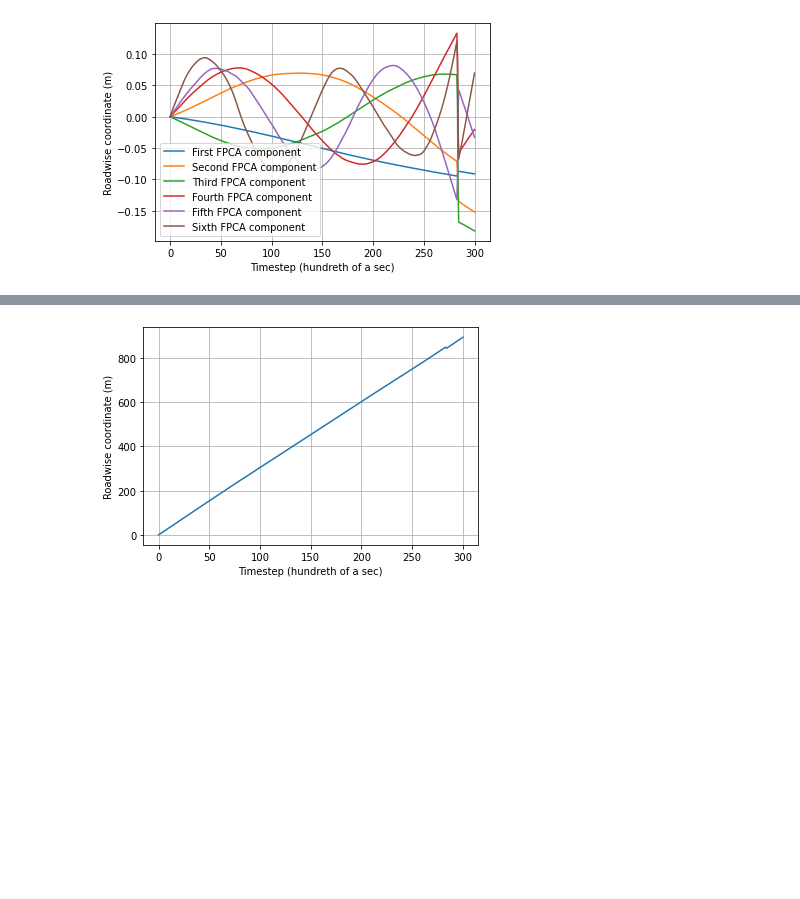
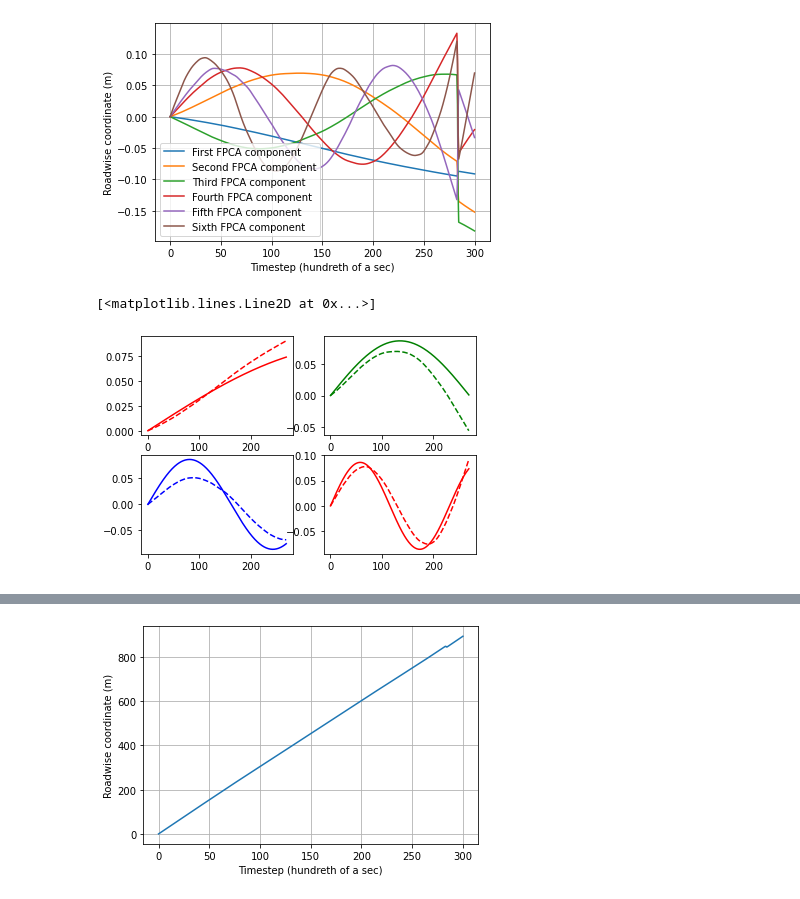
Before and after one commit to thinhhoang95/anomaly-detection-ngsim2, a Jupyter notebook: pwms_spherical/2_why_fpca_fourier.ipynb, the cells around one changed output, grey strips where cells are left out. Cells and saved outputs as stored; diff of their text form; code cells hidden in the pictures; blank space fills up the shorter version.

```diff
--- a/pwms_spherical/2_why_fpca_fourier.ipynb
+++ b/pwms_spherical/2_why_fpca_fourier.ipynb
@@ -64,3 +61,25 @@ plt.legend(['First FPCA component', 'Second FPCA component', 'Third FPCA compone
 print('')
 # %% [output]
 [figure]
+# %%
+dctb = np.zeros((7,270))
+xr = np.arange(270)
+for m in range(7):
+    dctb[m,:] = np.sqrt(2/270) * np.sin(xr * (2*m-1) * np.pi / (3 * 270))
+# %%
+orig_y_basis = fpca_y.components_.data_matrix.reshape((6,301))
+plt.subplot(2,2,1)
+plt.plot(xr, dctb[1,:], 'r-')
+plt.plot(xr, -orig_y_basis[0, :270], 'r--')
+plt.subplot(2,2,2)
+plt.plot(xr, dctb[2,:], 'g-')
+plt.plot(xr, orig_y_basis[1, :270], 'g--')
+plt.subplot(2,2,3)
+plt.plot(xr, dctb[3,:], 'b-')
+plt.plot(xr, -orig_y_basis[2, :270], 'b--')
+plt.subplot(2,2,4)
+plt.plot(xr, dctb[4,:], 'r-')
+plt.plot(xr, orig_y_basis[3, :270], 'r--')
+# %% [output]
+[<matplotlib.lines.Line2D at 0x...>]
+[figure, added]
```
Also changed, not shown: parts of 11 cells of this notebook, 2 other files.
